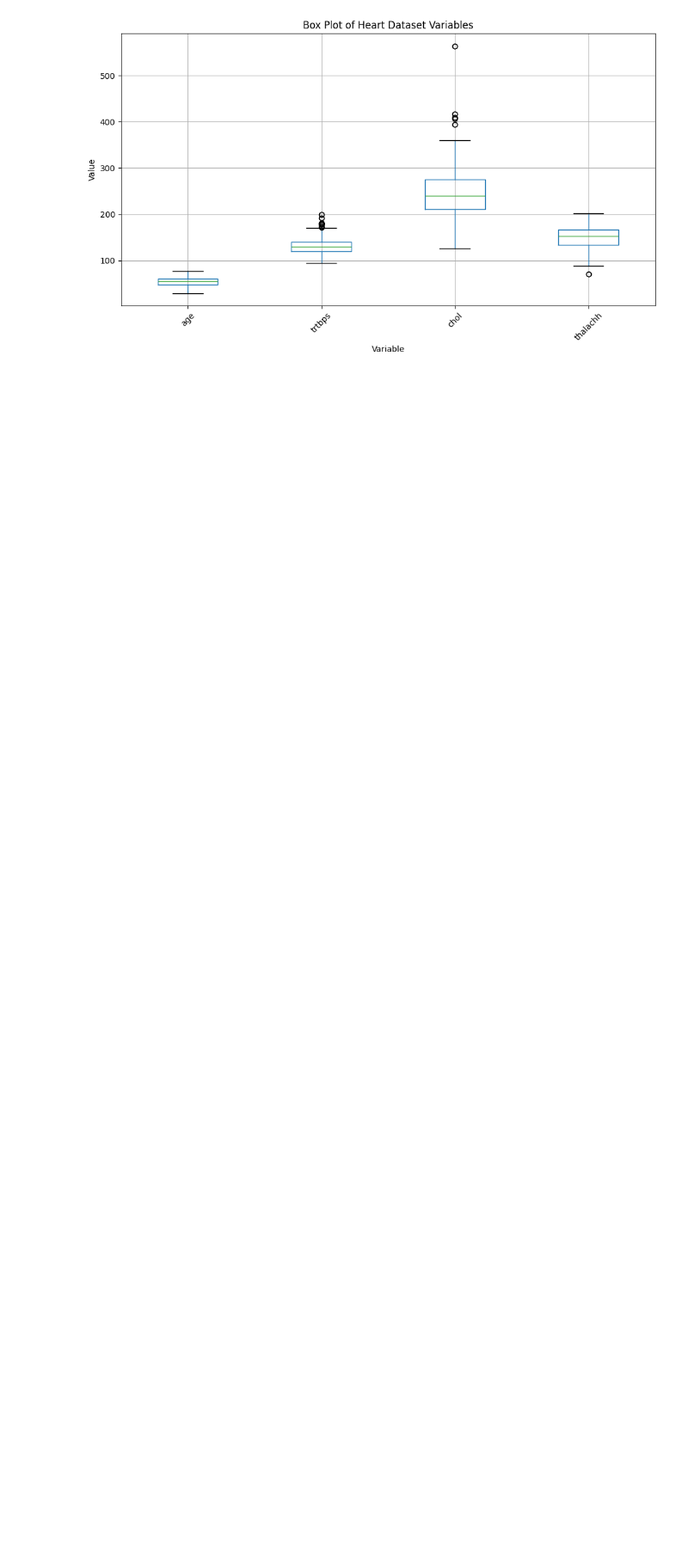
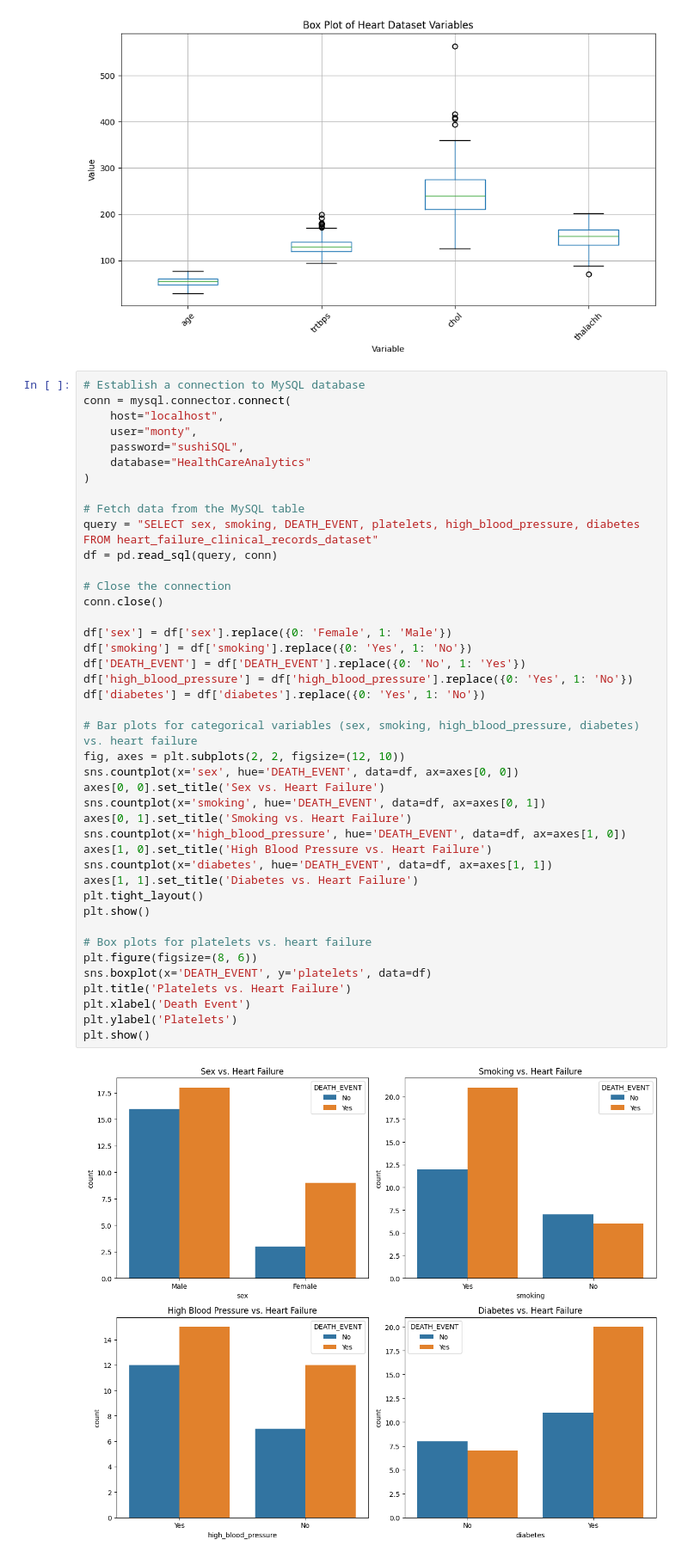
Before and after one commit to callnoah2/Healthcare_Analytics, a Jupyter notebook: code/Analysis.ipynb, the cells around one changed output. Shown: that part at 86% size. Cells and saved outputs as stored; diff of their text form; blank space fills up the shorter version.

Commit message:
MORE PLOTS

```diff
--- a/code/Analysis.ipynb
+++ b/code/Analysis.ipynb
@@ -181,3 +181,47 @@ plt.tight_layout()
 plt.show()
 # %% [output]
 [figure]
+# %%
+# Establish a connection to MySQL database
+conn = mysql.connector.connect(
+    host="localhost",
+    user="monty",
+    password="sushiSQL",
+    database="HealthCareAnalytics"
+)
+
+# Fetch data from the MySQL table
+query = "SELECT sex, smoking, DEATH_EVENT, platelets, high_blood_pressure, diabetes FROM heart_failure_clinical_records_dataset"
+df = pd.read_sql(query, conn)
+
+# Close the connection
+conn.close()
+
+df['sex'] = df['sex'].replace({0: 'Female', 1: 'Male'})
+df['smoking'] = df['smoking'].replace({0: 'Yes', 1: 'No'})
+df['DEATH_EVENT'] = df['DEATH_EVENT'].replace({0: 'No', 1: 'Yes'})
+df['high_blood_pressure'] = df['high_blood_pressure'].replace({0: 'Yes', 1: 'No'})
+df['diabetes'] = df['diabetes'].replace({0: 'Yes', 1: 'No'})
+
+# Bar plots for categorical variables (sex, smoking, high_blood_pressure, diabetes) vs. heart failure
+fig, axes = plt.subplots(2, 2, figsize=(12, 10))
+sns.countplot(x='sex', hue='DEATH_EVENT', data=df, ax=axes[0, 0])
+axes[0, 0].set_title('Sex vs. Heart Failure')
+sns.countplot(x='smoking', hue='DEATH_EVENT', data=df, ax=axes[0, 1])
+axes[0, 1].set_title('Smoking vs. Heart Failure')
+sns.countplot(x='high_blood_pressure', hue='DEATH_EVENT', data=df, ax=axes[1, 0])
+axes[1, 0].set_title('High Blood Pressure vs. Heart Failure')
+sns.countplot(x='diabetes', hue='DEATH_EVENT', data=df, ax=axes[1, 1])
+axes[1, 1].set_title('Diabetes vs. Heart Failure')
+plt.tight_layout()
+plt.show()
+
+# Box plots for platelets vs. heart failure
+plt.figure(figsize=(8, 6))
+sns.boxplot(x='DEATH_EVENT', y='platelets', data=df)
+plt.title('Platelets vs. Heart Failure')
+plt.xlabel('Death Event')
+plt.ylabel('Platelets')
+plt.show()
+# %% [output]
+[figure, added]
```
Also changed, not shown: parts of 1 cell of this notebook, 3 other files.
